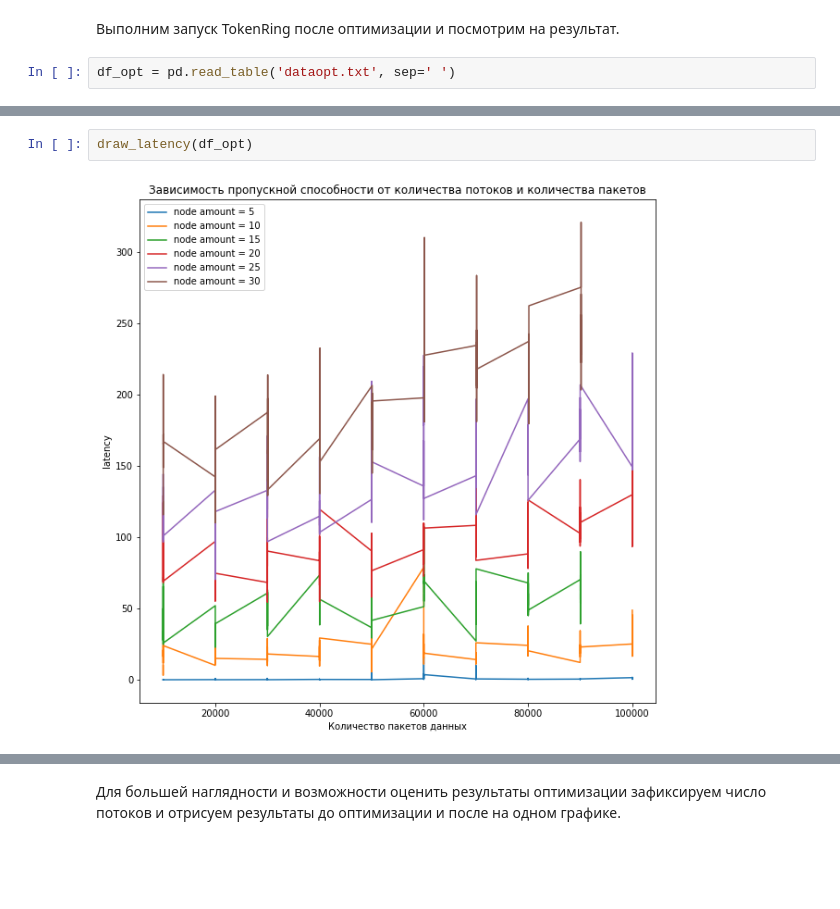
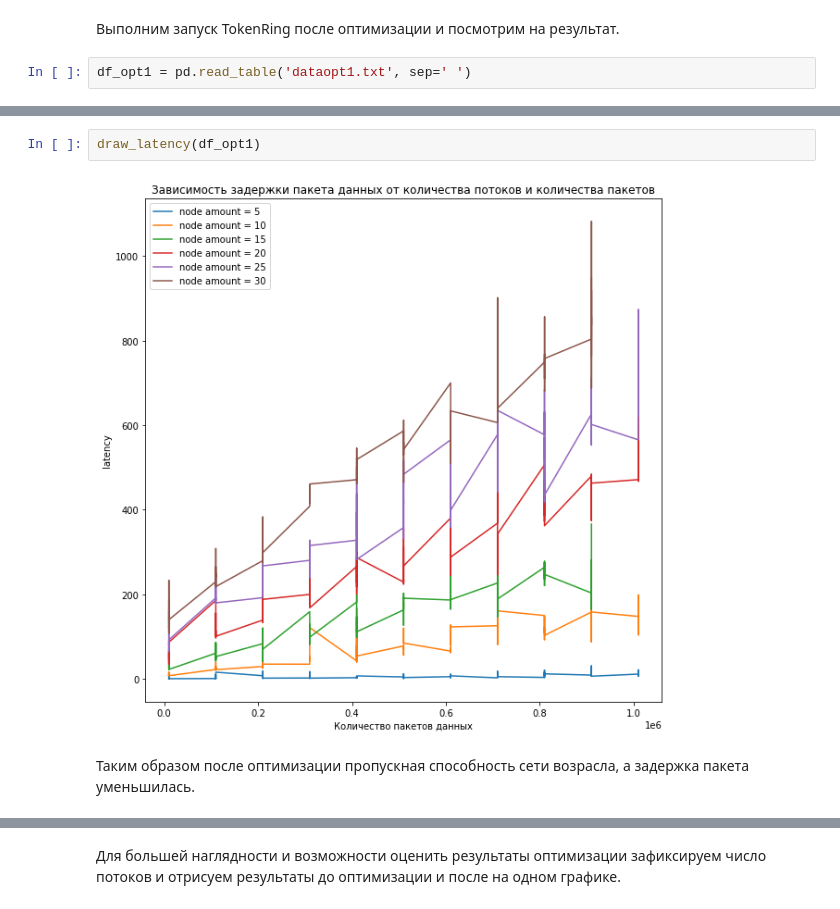
Before and after one commit to Anastasia-98Moiseeva/TokenRing, a Jupyter notebook: TokenRing.ipynb, the cells around one changed output, grey strips where cells are left out. Saved outputs shown, nothing was run; the diff lists cells and outputs as text; blank space fills up the shorter version.

```diff
--- a/TokenRing.ipynb
+++ b/TokenRing.ipynb
@@ -135,5 +141,5 @@ draw_latency(df)
 # %% [markdown]
 Выполним запуск TokenRing после оптимизации и посмотрим на результат.
 # %%
-df_opt = pd.read_table('dataopt.txt', sep=' ')
+df_opt1 = pd.read_table('dataopt1.txt', sep=' ')
 # %%
@@ -143,4 +149,6 @@ draw_throughput(df_opt)
 # %%
-draw_latency(df_opt)
+draw_latency(df_opt1)
 # %% [output]
-[figure, old version]
+[figure, new version]
+# %% [markdown]
+Таким образом после оптимизации пропускная способность сети возрасла, а задержка пакета уменьшилась.
```
Also changed, not shown: parts of 29 cells of this notebook, 2 other files.
